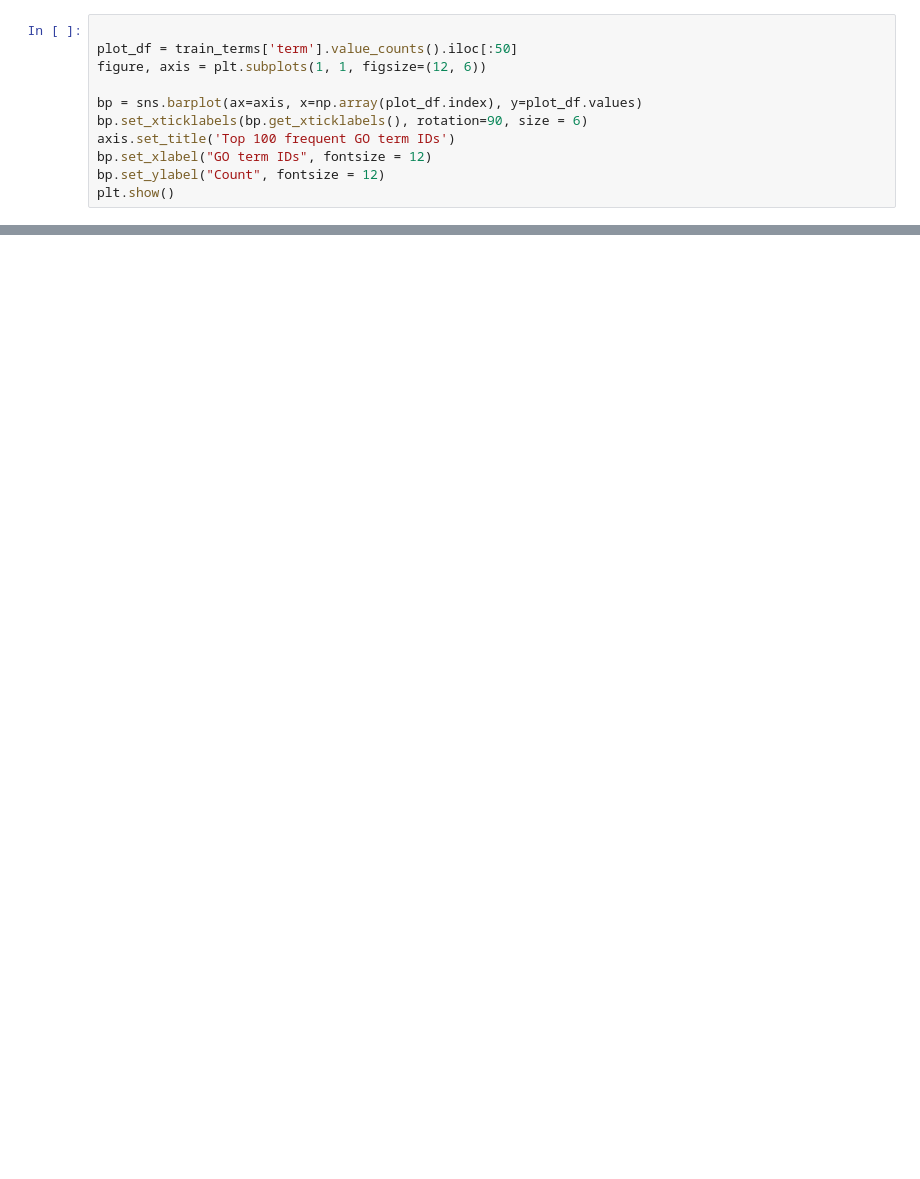
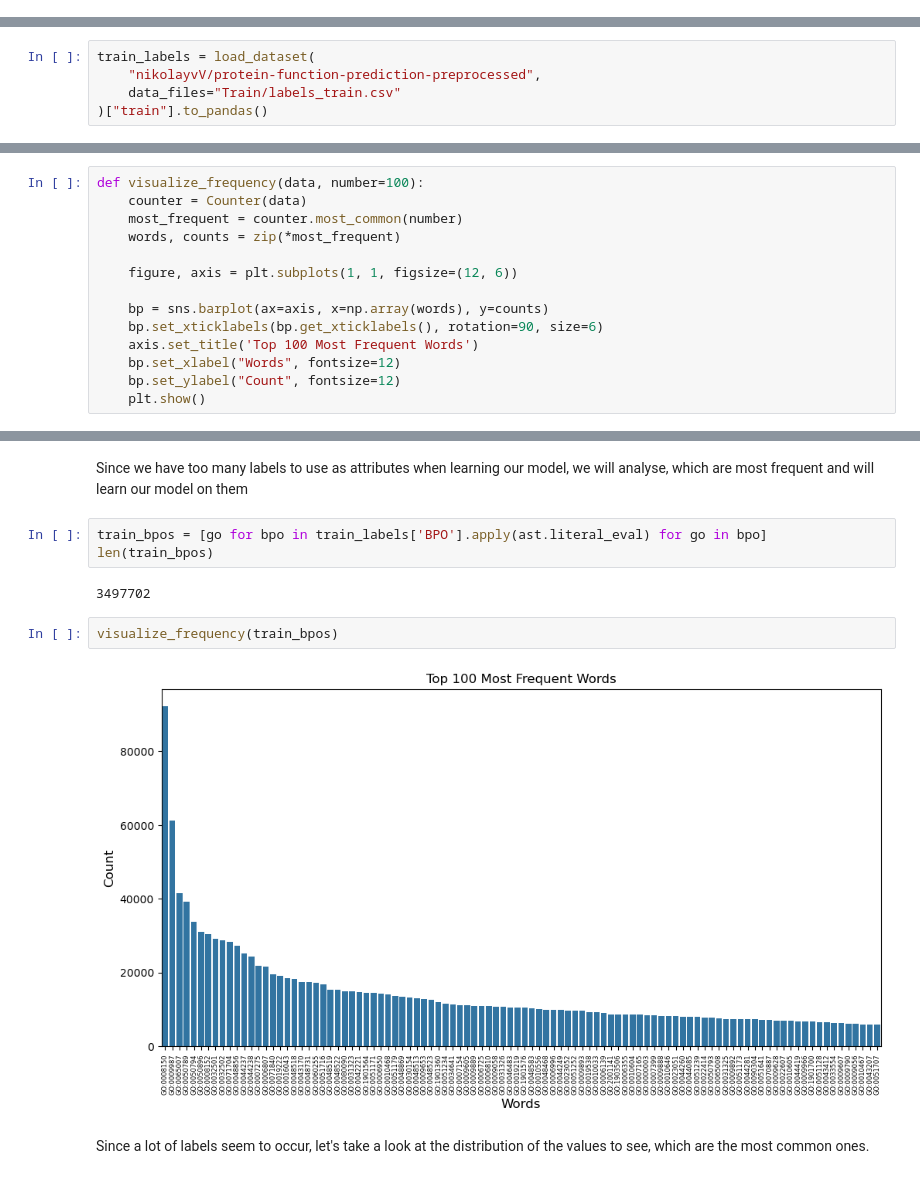
Before and after one commit to zanp98/protein-function-prediction, a Jupyter notebook: training_and_prediction.ipynb, the cells around one changed output, grey strips where cells are left out. Cells and saved outputs as stored; diff of their text form; blank space fills up the shorter version.

Commit message:
Final training and prediction

```diff
--- a/training_and_prediction.ipynb
+++ b/training_and_prediction.ipynb
@@ -16,11 +0,0 @@ print(train_terms.shape)
-# %%
-
-plot_df = train_terms['term'].value_counts().iloc[:50]
-figure, axis = plt.subplots(1, 1, figsize=(12, 6))
-
-bp = sns.barplot(ax=axis, x=np.array(plot_df.index), y=plot_df.values)
-bp.set_xticklabels(bp.get_xticklabels(), rotation=90, size = 6)
-axis.set_title('Top 100 frequent GO term IDs')
-bp.set_xlabel("GO term IDs", fontsize = 12)
-bp.set_ylabel("Count", fontsize = 12)
-plt.show()
@@ -219,0 +70,5 @@ df_submission.to_csv("submission.tsv",header=False, index=False, sep="\t")
+# %%
+train_labels = load_dataset(
+    "nikolayvV/protein-function-prediction-preprocessed",
+    data_files="Train/labels_train.csv"
+)["train"].to_pandas()
@@ -219,0 +109,14 @@ df_submission.to_csv("submission.tsv",header=False, index=False, sep="\t")
+# %%
+def visualize_frequency(data, number=100):
+    counter = Counter(data)
+    most_frequent = counter.most_common(number)
+    words, counts = zip(*most_frequent)
+
+    figure, axis = plt.subplots(1, 1, figsize=(12, 6))
+
+    bp = sns.barplot(ax=axis, x=np.array(words), y=counts)
+    bp.set_xticklabels(bp.get_xticklabels(), rotation=90, size=6)
+    axis.set_title('Top 100 Most Frequent Words')
+    bp.set_xlabel("Words", fontsize=12)
+    bp.set_ylabel("Count", fontsize=12)
+    plt.show()
@@ -219,0 +134,13 @@ df_submission.to_csv("submission.tsv",header=False, index=False, sep="\t")
+# %% [markdown]
+Since we have too many labels to use as attributes when learning our model, we will analyse, which are most frequent and will learn our model on them
+# %%
+train_bpos = [go for bpo in train_labels['BPO'].apply(ast.literal_eval) for go in bpo]
+len(train_bpos)
+# %% [output]
+3497702
+# %%
+visualize_frequency(train_bpos)
+# %% [output]
+[figure, added]
+# %% [markdown]
+Since a lot of labels seem to occur, let's take a look at the distribution of the values to see, which are the most common ones.
```
Also changed, not shown: parts of 93 cells of this notebook, 3 other files.
